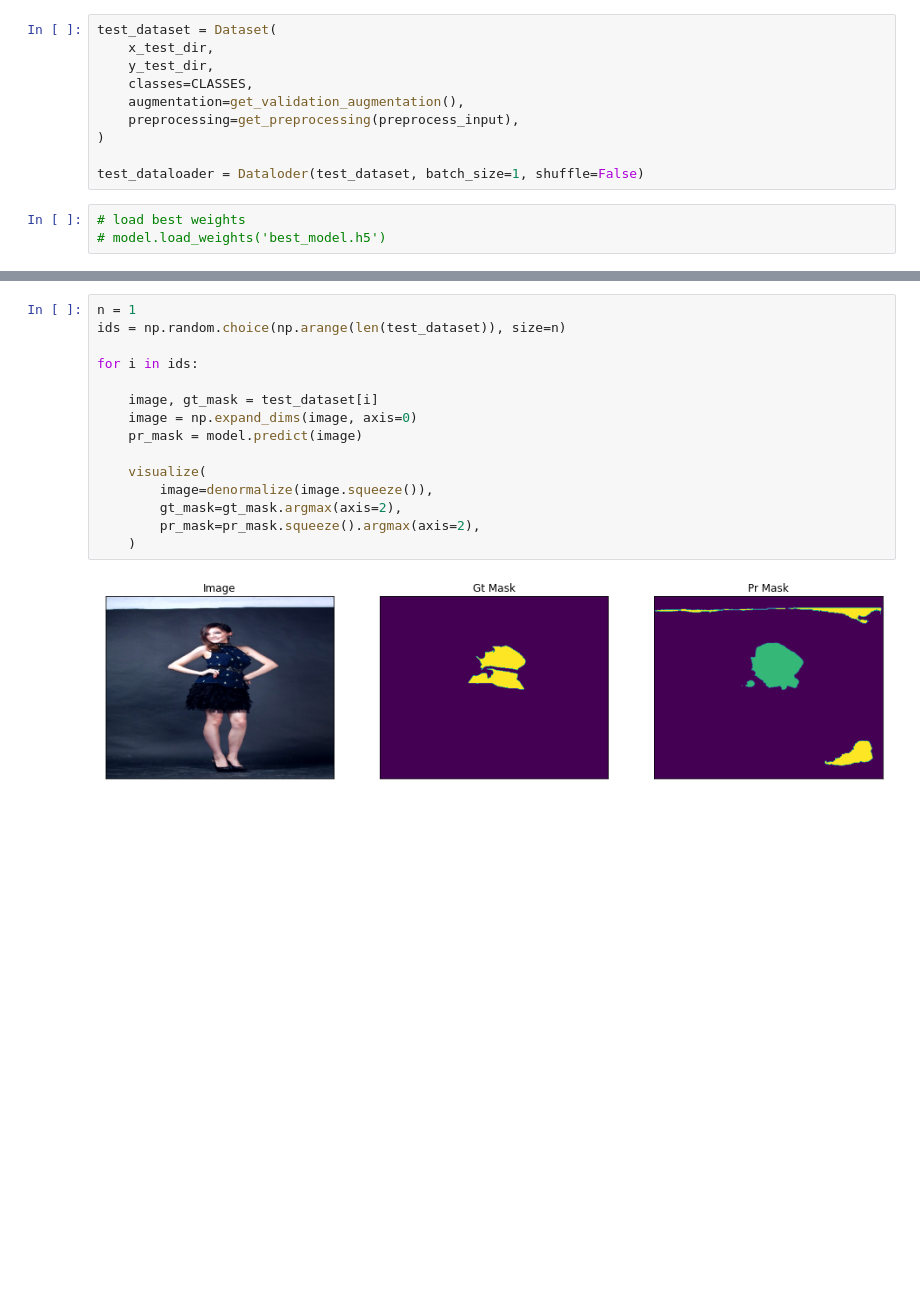
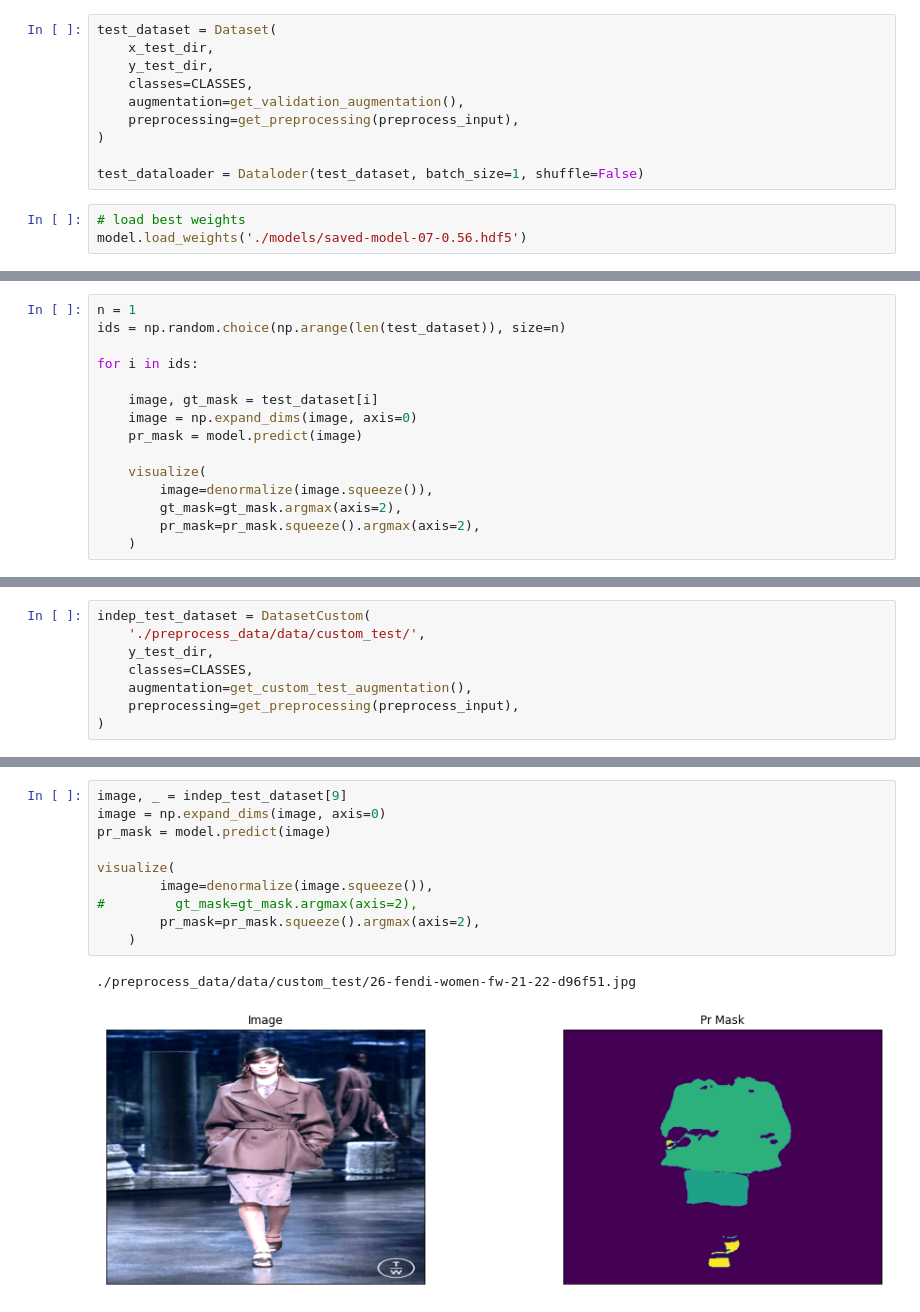
Before and after one commit to andriiMansuete/clothes_segmentation, a Jupyter notebook: train_multiclass.ipynb, the cells around one changed output, grey strips where cells are left out. Saved outputs shown, nothing was run; the diff lists cells and outputs as text; blank space fills up the shorter version.

```diff
--- a/train_multiclass.ipynb
+++ b/train_multiclass.ipynb
@@ -442,5 +469,5 @@ test_dataset = Dataset(
 test_dataloader = Dataloder(test_dataset, batch_size=1, shuffle=False)
 # %%
 # load best weights
-# model.load_weights('best_model.h5')
+model.load_weights('./models/saved-model-07-0.56.hdf5')
 # %%
@@ -455,0 +479,15 @@ import pandas
+# %%
+n = 1
+ids = np.random.choice(np.arange(len(test_dataset)), size=n)
+
+for i in ids:
+
+    image, gt_mask = test_dataset[i]
+    image = np.expand_dims(image, axis=0)
+    pr_mask = model.predict(image)
+
+    visualize(
+        image=denormalize(image.squeeze()),
+        gt_mask=gt_mask.argmax(axis=2),
+        pr_mask=pr_mask.squeeze().argmax(axis=2),
+    )
@@ -480,0 +589,8 @@ dtype: int64
+# %%
+indep_test_dataset = DatasetCustom(
+    './preprocess_data/data/custom_test/',
+    y_test_dir,
+    classes=CLASSES,
+    augmentation=get_custom_test_augmentation(),
+    preprocessing=get_preprocessing(preprocess_input),
+)
@@ -481,17 +623,13 @@ dtype: int64
 # %%
-n = 1
-ids = np.random.choice(np.arange(len(test_dataset)), size=n)
+image, _ = indep_test_dataset[9]
+image = np.expand_dims(image, axis=0)
+pr_mask = model.predict(image)
 
-for i in ids:
-
-    image, gt_mask = test_dataset[i]
-    image = np.expand_dims(image, axis=0)
-    pr_mask = model.predict(image)
-
-    visualize(
+visualize(
         image=denormalize(image.squeeze()),
-        gt_mask=gt_mask.argmax(axis=2),
+#         gt_mask=gt_mask.argmax(axis=2),
         pr_mask=pr_mask.squeeze().argmax(axis=2),
     )
 # %% [output]
+./preprocess_data/data/custom_test/26-fendi-women-fw-21-22-d96f51.jpg
-[figure, old version]
+[figure, new version]
```
Also changed, not shown: parts of 36 cells of this notebook, 9 other files.
